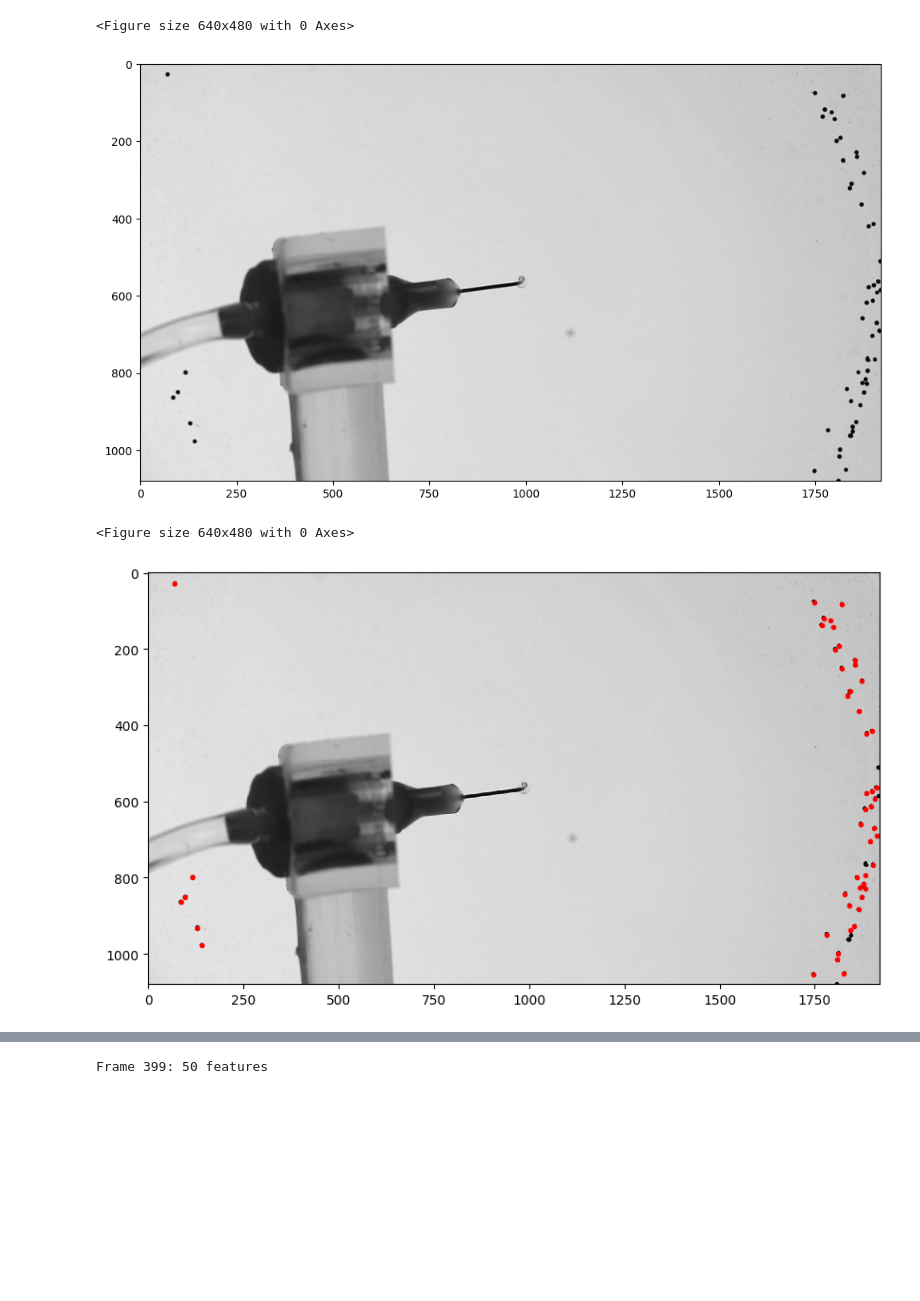
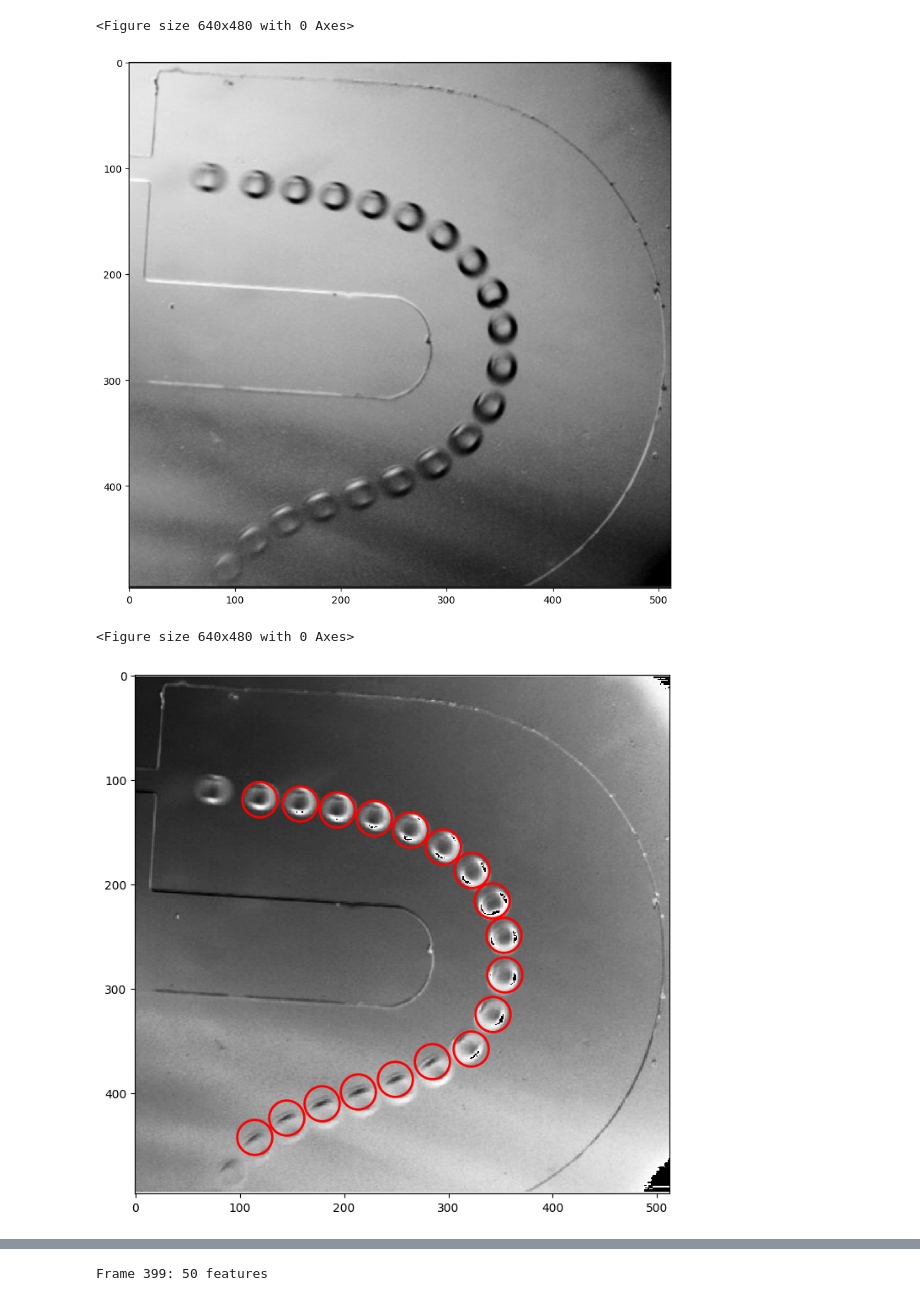
Before and after one commit to sacha-escudier/marangoni-spreading, a Jupyter notebook: playground.ipynb, the cells around one changed output, grey strips where cells are left out. Drawn from its saved outputs; the diff is of its cells as text; code cells hidden in the pictures; blank space fills up the shorter version.

```diff
--- a/playground.ipynb
+++ b/playground.ipynb
@@ -7,15 +7,15 @@ from parameter_estimation import plot_parameter
 from tracking import batch, track
 from scipy.signal import savgol_filter
 # %%
-directory = "C:/Users/escud/Desktop/Marangoni/Videos/0306-Experiments/H=4cm_frames/"
-last_frame = 400 # 455 is max for this video
-diameter = 11
-mass = 2600
+directory = "C:/Users/escud/Desktop/eve/essai.jpg"
+last_frame = 0 # 455 is max for this video
+diameter = 27
+mass = 4200
 
 frames = plot_parameter(directory, particle_diameter=diameter, particle_minmass=mass, frame_number=last_frame)
 # %% [output]
 <Figure size 640x480 with 0 Axes>
-[figure, old version]
+[figure, new version]
 <Figure size 640x480 with 0 Axes>
-[figure, old version]
+[figure, new version]
 <Figure size 640x480 with 0 Axes>
```
Also changed, not shown: parts of 1 cell of this notebook, 2 other files.
